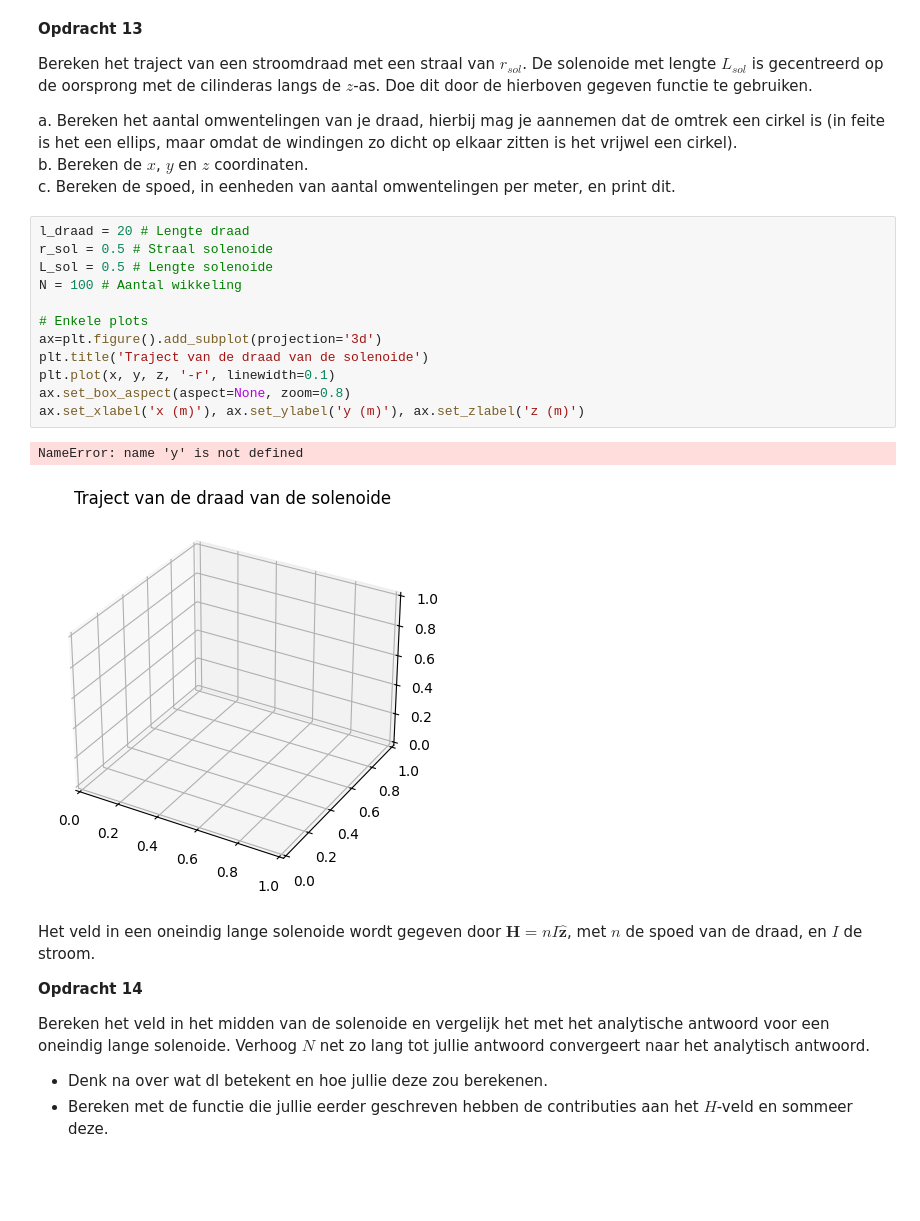
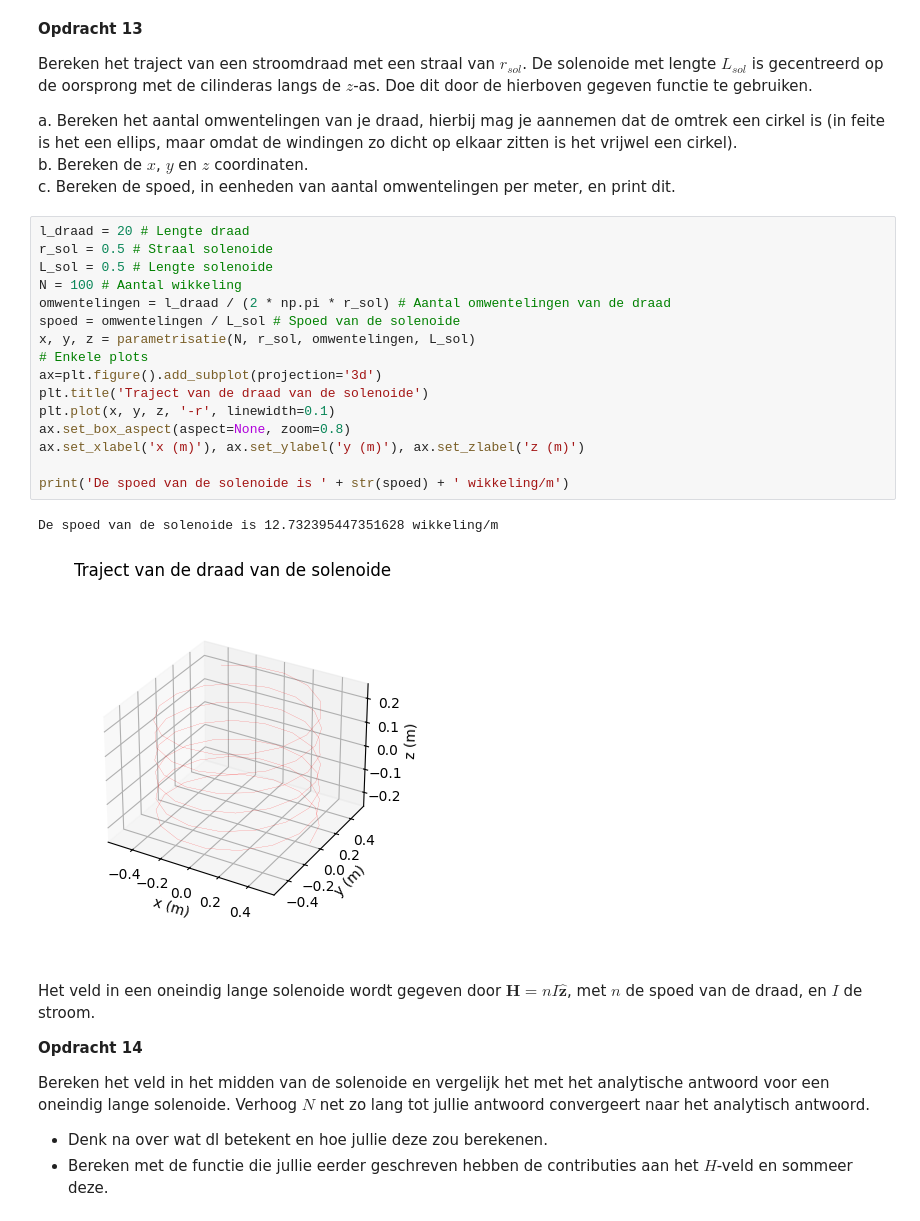
Before and after one commit to Caaldering/opdrachten-DEF-D_CA, a Jupyter notebook: 2KrachtactuatorOpdracht/2KrachtactuatorOpdracht/KrachtactuatorOpdracht.ipynb, the cells around one changed output. Saved outputs shown, nothing was run; the diff lists cells and outputs as text; blank space fills up the shorter version.

```diff
--- a/2KrachtactuatorOpdracht/2KrachtactuatorOpdracht/KrachtactuatorOpdracht.ipynb
+++ b/2KrachtactuatorOpdracht/2KrachtactuatorOpdracht/KrachtactuatorOpdracht.ipynb
@@ -383,18 +383,22 @@ c. Bereken de spoed, in eenheden van aantal omwentelingen per meter, en print di
 # %%
 l_draad = 20 # Lengte draad
 r_sol = 0.5 # Straal solenoide
 L_sol = 0.5 # Lengte solenoide
 N = 100 # Aantal wikkeling
-
+omwentelingen = l_draad / (2 * np.pi * r_sol) # Aantal omwentelingen van de draad
+spoed = omwentelingen / L_sol # Spoed van de solenoide
+x, y, z = parametrisatie(N, r_sol, omwentelingen, L_sol)
 # Enkele plots
 ax=plt.figure().add_subplot(projection='3d')
 plt.title('Traject van de draad van de solenoide')
 plt.plot(x, y, z, '-r', linewidth=0.1)
 ax.set_box_aspect(aspect=None, zoom=0.8)
 ax.set_xlabel('x (m)'), ax.set_ylabel('y (m)'), ax.set_zlabel('z (m)')
+
+print('De spoed van de solenoide is ' + str(spoed) + ' wikkeling/m')
 # %% [output]
-NameError: name 'y' is not defined
+De spoed van de solenoide is 12.732395447351628 wikkeling/m
-[figure, old version]
+[figure, new version]
 # %% [markdown]
 Het veld in een oneindig lange solenoide wordt gegeven door $\mathbf{H} = n I \hat{\mathbf{z}}$, met $n$ de spoed van de draad, en $I$ de stroom.
 
```
Also changed, not shown: parts of 5 cells of this notebook.
